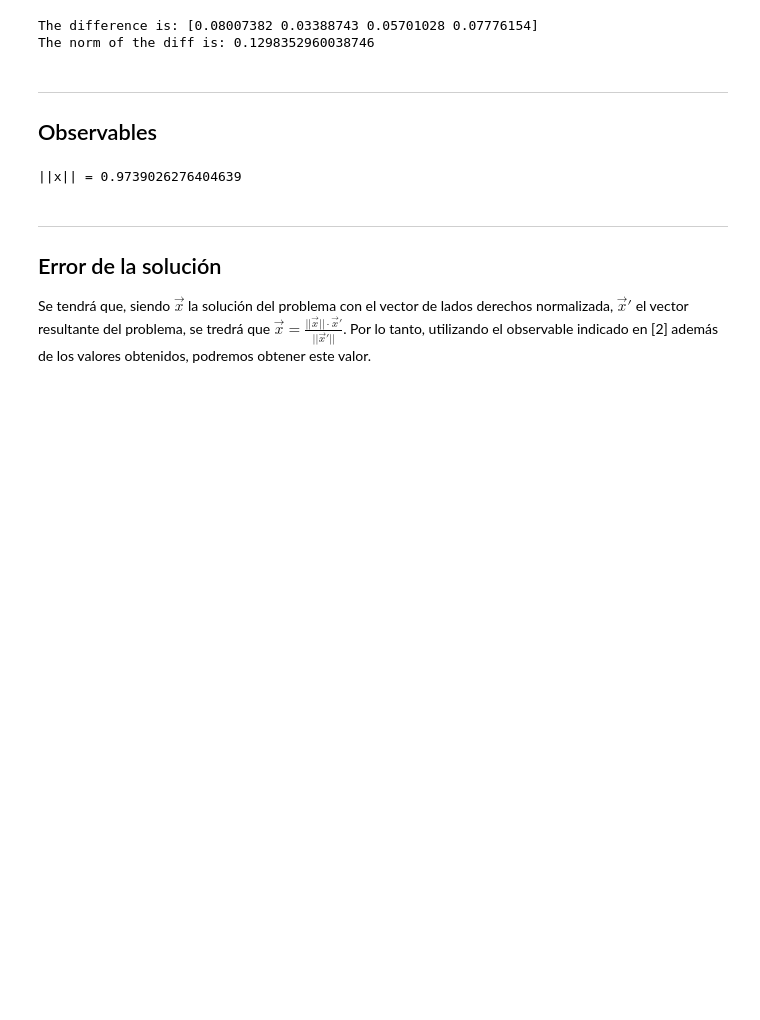
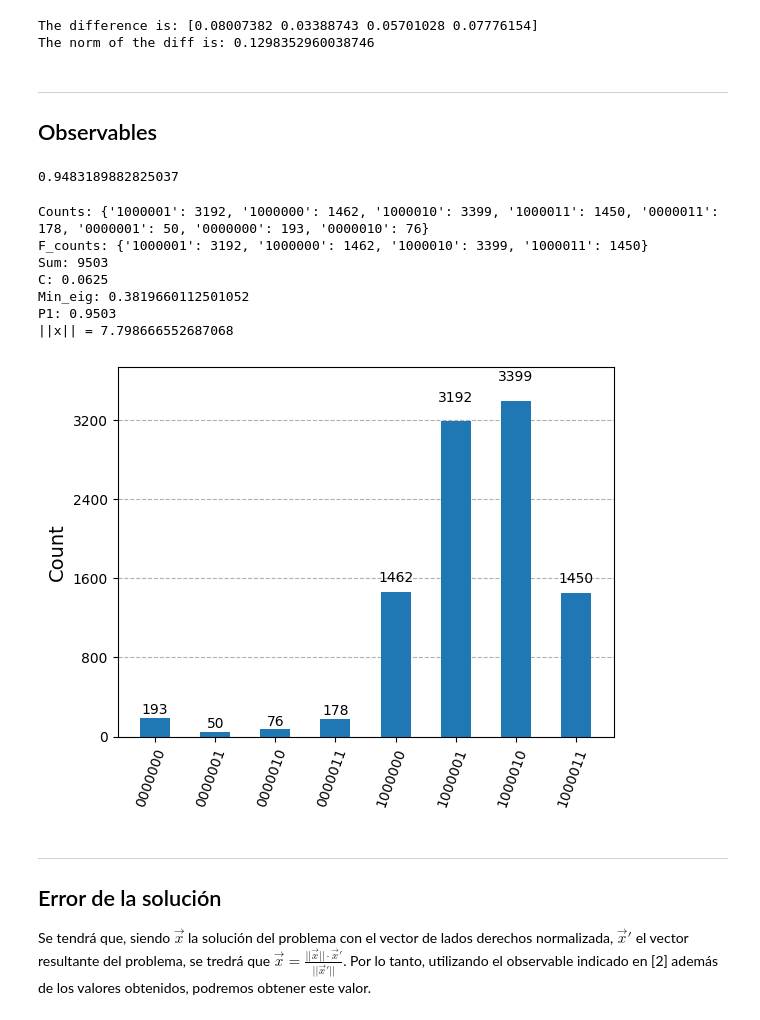
Before and after one commit to Nicofero/CITMAGA, a Jupyter notebook: Pruebas_Qiskit.ipynb, the cells around one changed output. Cells and saved outputs as stored; diff of their text form; code cells hidden in the pictures; blank space fills up the shorter version.

```diff
--- a/Pruebas_Qiskit.ipynb
+++ b/Pruebas_Qiskit.ipynb
@@ -154,36 +154,59 @@ The norm of the diff is: 0.1298352960038746
 ---
 
 ## Observables
+# %%
+# This is just a test
+hhl.remove_final_measurements()
+st = Statevector(hhl).data.real
+st = st**2
+prob = 0
+
+for i in range(4):
+    prob+=st[64+i]
+
+print(prob)
+# %% [output]
+0.9483189882825037
 # %%
 from qiskit_aer.primitives import SamplerV2
 
 sim = AerSimulator()
 hhl_meas = hhl
+hhl.remove_final_measurements()
 hhl_meas.measure_all()
 
 hhl_meas = transpile(hhl,sim)
 
 sampler = SamplerV2()
-shots = 8192
+shots = 10000
 
 job = sampler.run([hhl_meas],shots=shots)
 job_result = job.result()
 counts=job_result[0].data.meas.get_counts()
 filtered_counts = {k: v for k, v in counts.items() if k[0] == '1'}
 total_filtered_counts = sum(filtered_counts.values())
-norm_b = np.linalg.norm(vector)
+norm_b2 = np.linalg.norm(vector)**2
 
 P1 = total_filtered_counts/shots
 eigs = np.linalg.eigvals(matrix)
 nl = hhl.qregs[1].size
-C = get_delta(nl,min(eigs),max(eigs))*2**nl
-c = 1
+C = get_delta(nl,min(eigs),max(eigs))
 
-norm_x = (P1/(C**2))**0.5
+print(f'Counts: {counts}\nF_counts: {filtered_counts}\nSum: {total_filtered_counts}\nC: {C}\nMin_eig: {min(eigs)}\nP1: {P1}')
+norm_x = (P1/(C**2*norm_b2))**0.5
 
 print(f'||x|| = {norm_x}')
+
+plot_histogram(counts)
 # %% [output]
-||x|| = 0.9739026276404639
+Counts: {'1000001': 3192, '1000000': 1462, '1000010': 3399, '1000011': 1450, '0000011': 178, '0000001': 50, '0000000': 193, '0000010': 76}
+F_counts: {'1000001': 3192, '1000000': 1462, '1000010': 3399, '1000011': 1450}
+Sum: 9503
+C: 0.0625
+Min_eig: 0.3819660112501052
+P1: 0.9503
+||x|| = 7.798666552687068
+[figure, added]
 # %% [markdown]
 ---
 ## Error de la solución
```
Also changed, not shown: parts of 1 cell of this notebook, 1 other file.
